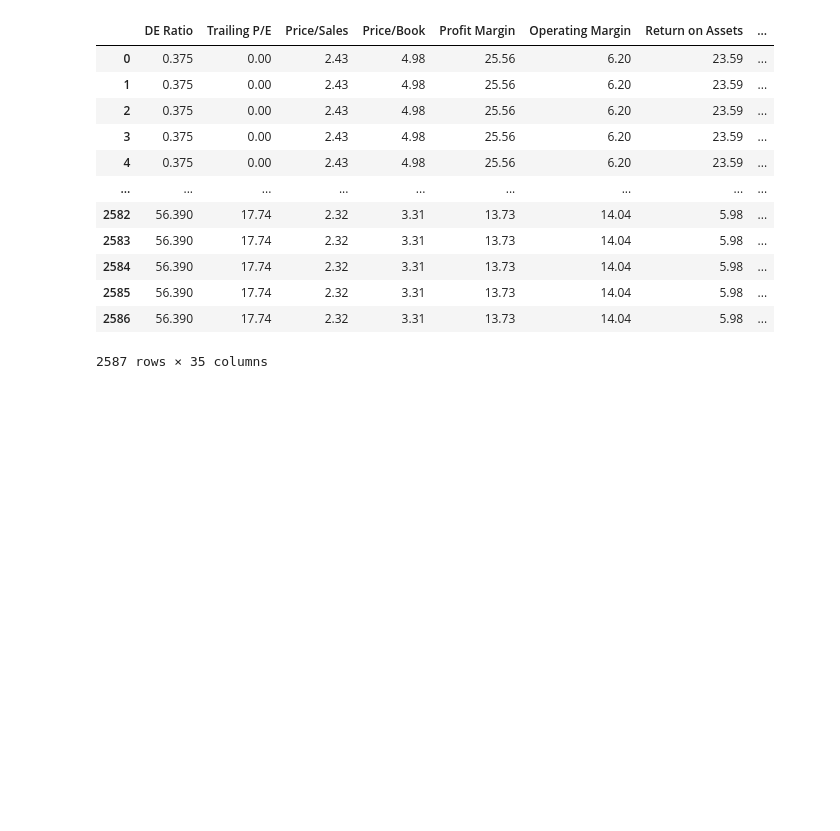
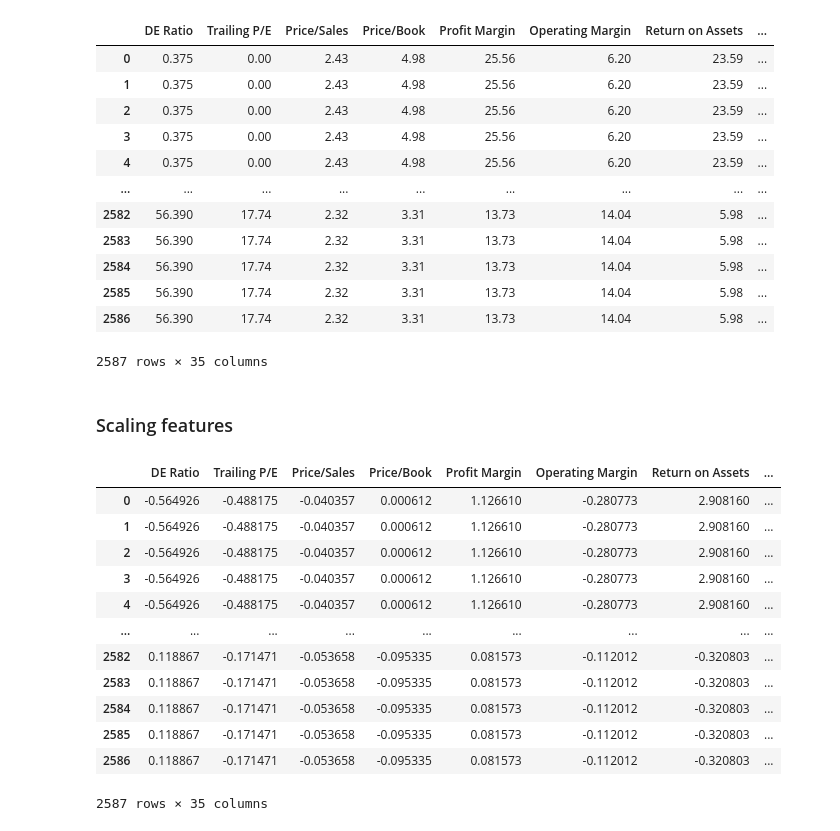
Before and after one commit to LeonardoEmili/stock-price-forecasting, a Jupyter notebook: forecasting.ipynb, the cells around one changed output. Drawn from its saved outputs; the diff is of its cells as text; code cells hidden in the pictures; blank space fills up the shorter version.

Commit message:
Add features scaling

```diff
--- a/forecasting.ipynb
+++ b/forecasting.ipynb
@@ -348,3 +362,5 @@ dfs[0]
 | 2585 | 56.390 | 17.74 | 2.32 | 3.31 | 13.73 | 14.04 | 5.98 | ... |
 | 2586 | 56.390 | 17.74 | 2.32 | 3.31 | 13.73 | 14.04 | 5.98 | ... |
 2587 rows × 35 columns
+# %% [markdown]
+### Scaling features
@@ -350,0 +392,16 @@ dfs[0]
+# %%
+dfs[0]
+# %% [output]
+|  | DE Ratio | Trailing P/E | Price/Sales | Price/Book | Profit Margin | Operating Margin | Return on Assets | ... |
+| 0 | -0.564926 | -0.488175 | -0.040357 | 0.000612 | 1.126610 | -0.280773 | 2.908160 | ... |
+| 1 | -0.564926 | -0.488175 | -0.040357 | 0.000612 | 1.126610 | -0.280773 | 2.908160 | ... |
+| 2 | -0.564926 | -0.488175 | -0.040357 | 0.000612 | 1.126610 | -0.280773 | 2.908160 | ... |
+| 3 | -0.564926 | -0.488175 | -0.040357 | 0.000612 | 1.126610 | -0.280773 | 2.908160 | ... |
+| 4 | -0.564926 | -0.488175 | -0.040357 | 0.000612 | 1.126610 | -0.280773 | 2.908160 | ... |
+| ... | ... | ... | ... | ... | ... | ... | ... | ... |
+| 2582 | 0.118867 | -0.171471 | -0.053658 | -0.095335 | 0.081573 | -0.112012 | -0.320803 | ... |
+| 2583 | 0.118867 | -0.171471 | -0.053658 | -0.095335 | 0.081573 | -0.112012 | -0.320803 | ... |
+| 2584 | 0.118867 | -0.171471 | -0.053658 | -0.095335 | 0.081573 | -0.112012 | -0.320803 | ... |
+| 2585 | 0.118867 | -0.171471 | -0.053658 | -0.095335 | 0.081573 | -0.112012 | -0.320803 | ... |
+| 2586 | 0.118867 | -0.171471 | -0.053658 | -0.095335 | 0.081573 | -0.112012 | -0.320803 | ... |
+2587 rows × 35 columns
```
Also changed, not shown: parts of 4 cells of this notebook.
